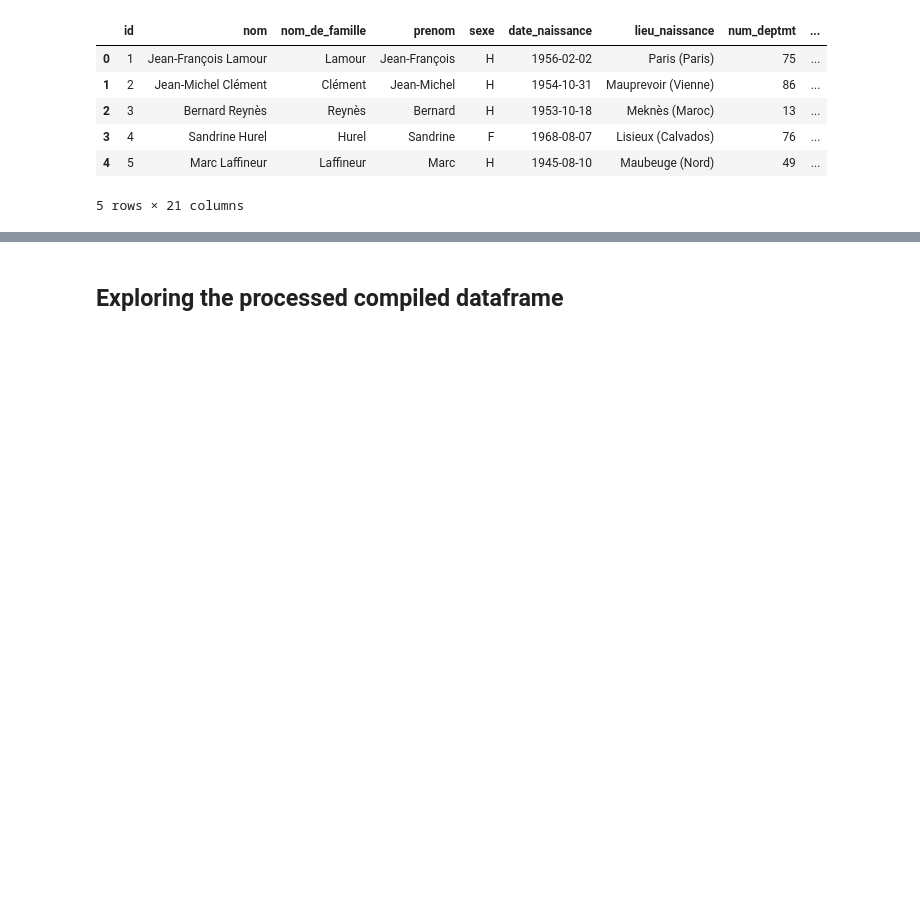
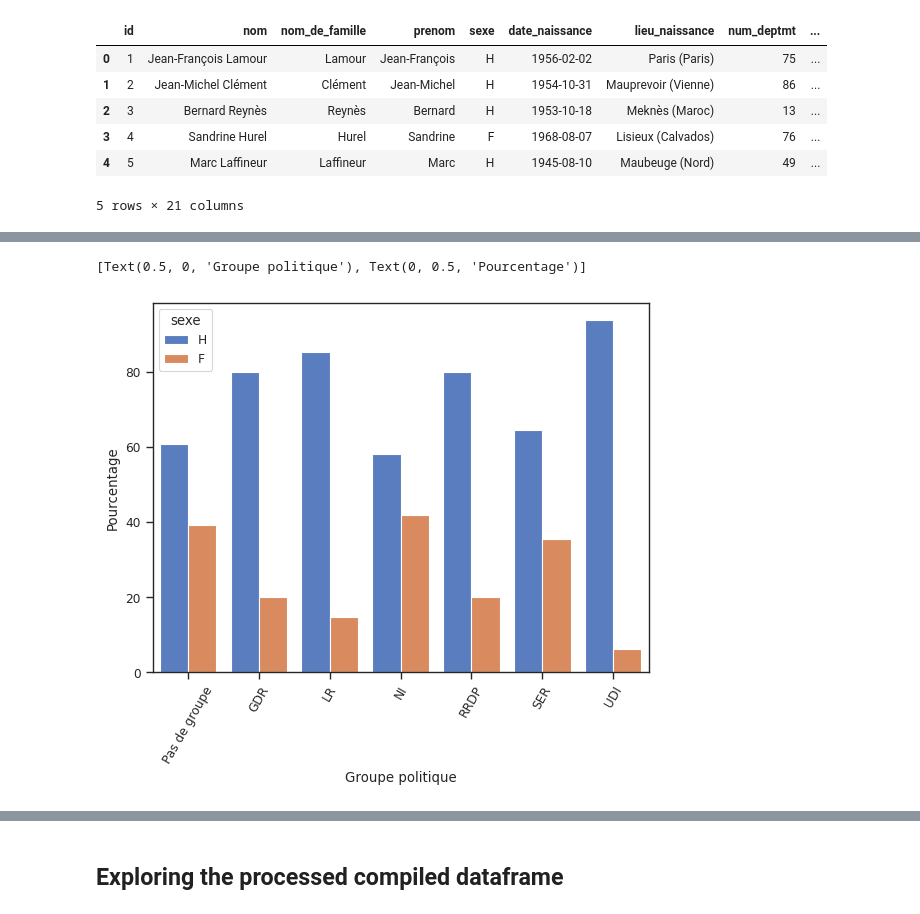
Before and after one commit to gwatkinson/NLP_Assemblee, a Jupyter notebook: docs/notebooks/processing.ipynb, the cells around one changed output, grey strips where cells are left out. Saved outputs shown, nothing was run; the diff lists cells and outputs as text; code cells hidden in the pictures; blank space fills up the shorter version.

```diff
--- a/docs/notebooks/processing.ipynb
+++ b/docs/notebooks/processing.ipynb
@@ -104,0 +154,14 @@ g.figure.tight_layout()
+# %%
+sexe_df = ddf.groupby("groupe_sigle")["sexe"].value_counts(normalize=True, sort=True) * 100
+sexe_df.name = "percentage"
+sexe_df = sexe_df.reset_index()
+sexe_df["groupe_sigle"] = sexe_df["groupe_sigle"].where(
+    sexe_df["groupe_sigle"] != "", "Pas de groupe"
+)
+# %%
+g = sns.barplot(data=sexe_df, y="percentage", x="groupe_sigle", hue="sexe")
+plt.xticks(rotation=60)
+g.set(xlabel="Groupe politique", ylabel="Pourcentage")
+# %% [output]
+[Text(0.5, 0, 'Groupe politique'), Text(0, 0.5, 'Pourcentage')]
+[figure, added]
```
Also changed, not shown: parts of 23 cells of this notebook.
